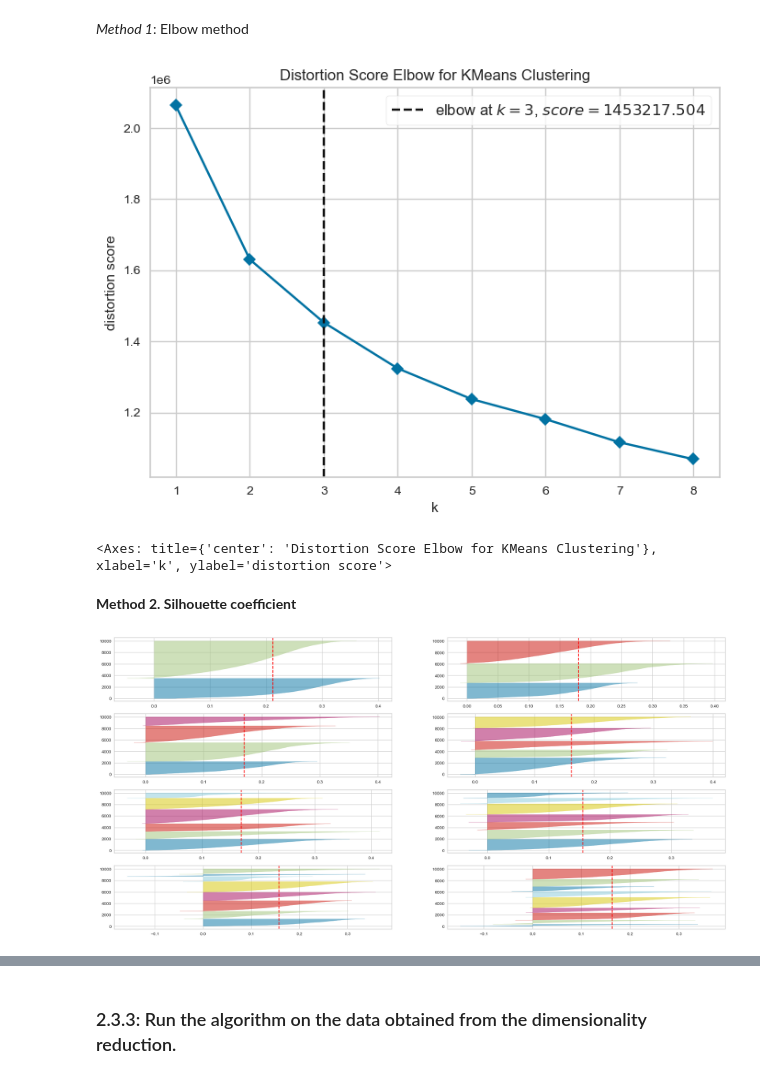
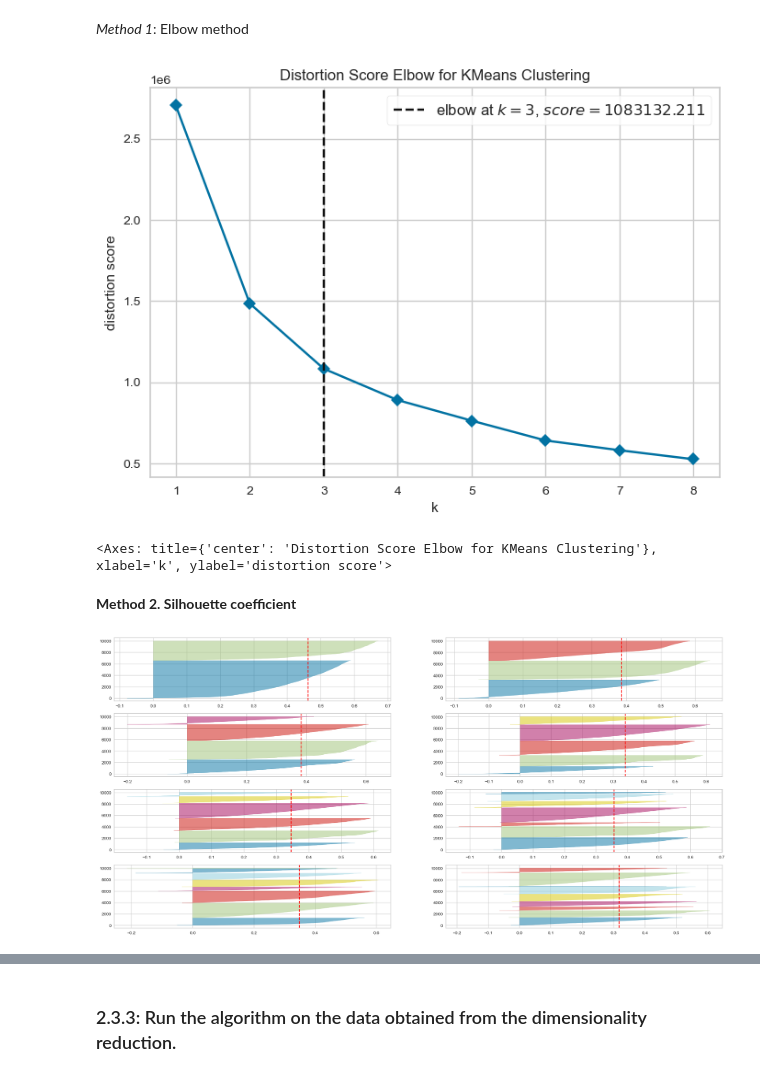
Before and after one commit to HazemTarek1080/A-Comprehensive-Analysis-of-Netflix-User-Behavior-Through-Hashing-and-Clustering-Techniques, a Jupyter notebook: Q2.3_2.4.ipynb, the cells around one changed output, grey strips where cells are left out. Saved outputs shown, nothing was run; the diff lists cells and outputs as text; code cells hidden in the pictures.

```diff
--- a/Q2.3_2.4.ipynb
+++ b/Q2.3_2.4.ipynb
@@ -90,7 +80,7 @@ def Kmeans(rdd_data, centroids, k, it):
 *Method 1*: Elbow method
 # %%
 # Reading data from the PCA
-data = pd.read_json('reduced9.json', lines=True)
+data = pd.read_json('famc_3.json', lines=True)
 
 # Inintialize clustering model and visualizer
 model = KMeans()
@@ -102,30 +92,30 @@ visualizer.fit(data)
 # Show results
 visualizer.show()
 # %% [output]
-[figure, old version]
+[figure, new version]
 <Axes: title={'center': 'Distortion Score Elbow for KMeans Clustering'}, xlabel='k', ylabel='distortion score'>
 # %% [markdown]
 **Method 2. Silhouette coefficient**
 # %%
 # Reading data from the pca and taking a sample of it to see the Silhouette score due to computational reasons
-data= pd.read_json('reduced9.json', lines=True)
+data= pd.read_json('famc_3.json', lines=True)
 sample = data.sample(n = 10000)
 
 # Setting plot structure
 fig, ax = plt.subplots(4, 2, figsize=(25, 12))
 
 for i in tqdm(range(2, 10)):
     # Performing clustering using the pre-implemented Kmeans algorithm and fixing the number of clusters to i
     km = KMeans(n_clusters=i, n_init=10, max_iter=100, random_state=42)
 
     # Initializing the visualizer for the silhouette score
     q, mod = divmod(i, 2)
     visualizer = SilhouetteVisualizer(km, colors='yellowbrick', ax=ax[q-1][mod])
 
     # Computing Silhouette score and visualizing the results
     visualizer.fit(sample)
 # %% [output]
-[figure, old version]
+[figure, new version]
 # %% [markdown]
 To choose the appropriate number of clusters we decided to use the Elbow method and the analysis of the Silhouette score.
 For the first method, as can be seen from the plot, we have the the pre-implemented Elbow visualizer detects an elbow at k = 3, but the elbow itself isn't really percievable.
```
Also changed, not shown: parts of 24 cells of this notebook.
